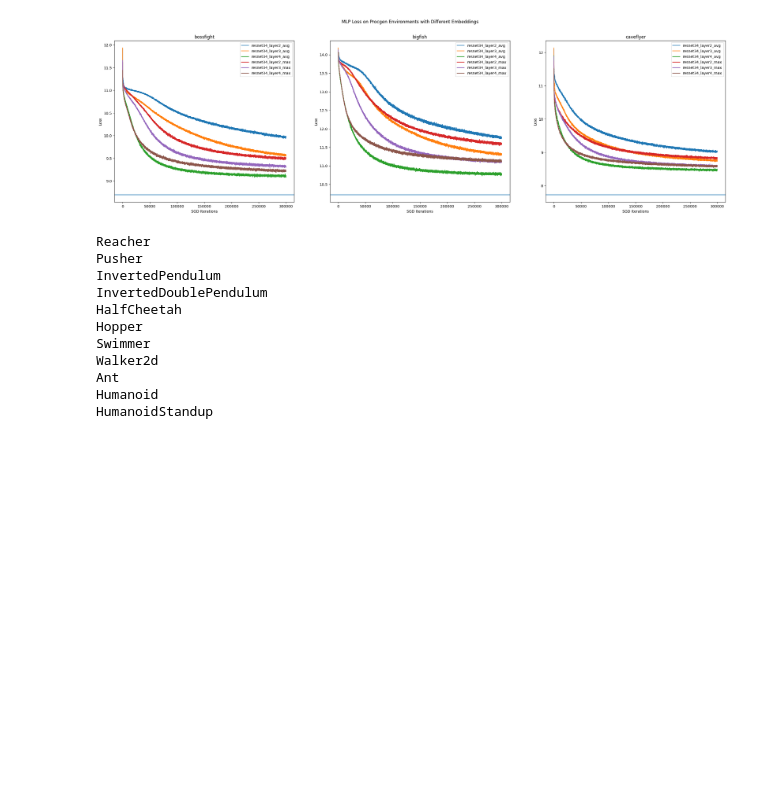
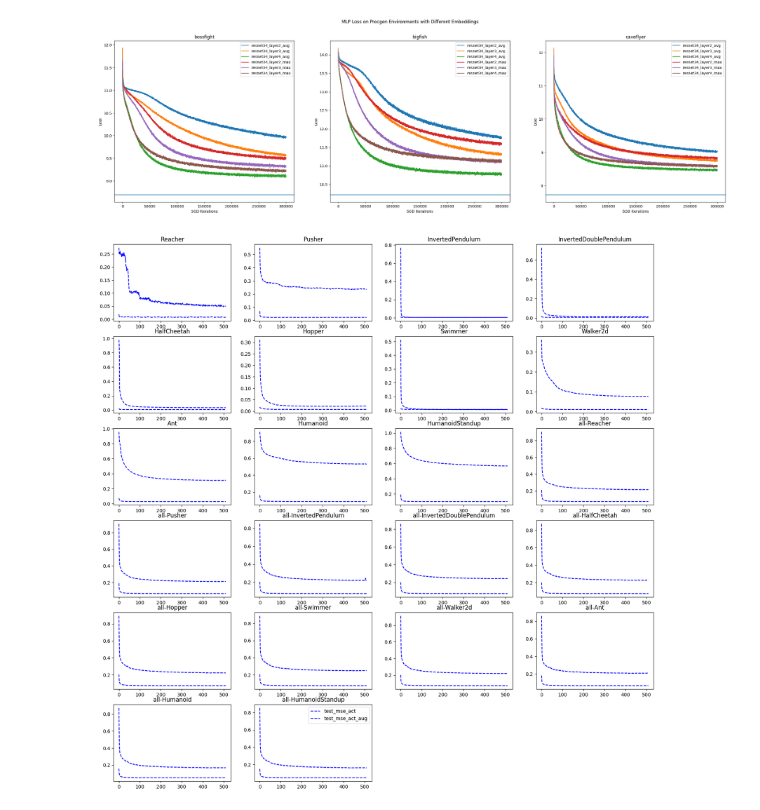
Before and after one commit to akarshkumar0101/synthetic-mdps, a Jupyter notebook: src/viz_data.ipynb, the cells around one changed output. Saved outputs shown, nothing was run; the diff lists cells and outputs as text; code cells hidden in the pictures; blank space fills up the shorter version.

```diff
--- a/src/viz_data.ipynb
+++ b/src/viz_data.ipynb
@@ -128,23 +133,39 @@ plt.show()
 from compile_experiment import envs_mujoco
 import jax
 import numpy as np
-# %%
-for env_id in envs_mujoco:
-    print(env_id)
-    with open(f"/data/vision/phillipi/akumar01/synthetic-mdps-data/datasets/mujoco/{env_id}/dataset.pkl", "rb") as f:
-        dataset = pickle.load(f)
-    dataset = jax.tree_map(lambda x: x.astype(np.float32), dataset)
-    with open(f"/data/vision/phillipi/akumar01/synthetic-mdps-data/datasets/mujoco/{env_id}/dataset.pkl", "wb") as f:
-        pickle.dump(dataset, f)
-# %% [output]
-Reacher
-Pusher
-InvertedPendulum
-InvertedDoublePendulum
-HalfCheetah
-Hopper
-Swimmer
-Walker2d
-Ant
-Humanoid
-HumanoidStandup
+# %%
+plt.figure(figsize=(20, 20))
+envs_mujoco_gato = [f"all-{env_id}" for env_id in envs_mujoco]
+for i, env_id in enumerate(tqdm(envs_mujoco + envs_mujoco_gato)):
+    plt.subplot(6, 4, i+1)
+
+    data_type = ('obs', 'train')
+
+    # ctx_reduction = lambda x: x.mean(axis=-1)
+    ctx_reduction = lambda x: x[-2000:].mean(axis=0)
+
+    metrics = load_pkl(f"{data_dir}/train_bc/{env_id}", f"metrics_{data_type[1]}")
+    a = ctx_reduction(metrics[f'mse_{data_type[0]}'])
+
+    plt.plot(ctx_reduction(metrics_test['mse_act']), c='b', alpha=1, linestyle='dashed', label="test_mse_act")
+
+    # plt.plot(ctx_reduction(metrics_train['mse_act']), c='b', alpha=.2, linestyle='dashed', label="train_mse_act")
+    plt.plot(ctx_reduction(metrics_test['mse_act']), c='b', alpha=1, linestyle='dashed', label="test_mse_act")
+    # plt.plot(ctx_reduction(metrics_train['mse_obs']), c='g', alpha=.2, linestyle='-', label="train_mse_obs")
+    # plt.plot(ctx_reduction(metrics_test['mse_obs']), c='g', alpha=1, linestyle='-', label="test_mse_obs")
+
+    metrics_train = load_pkl(f"{data_dir}/train_bc_aug/{env_id}", "metrics_train")
+    metrics_test = load_pkl(f"{data_dir}/train_bc_aug/{env_id}", "metrics_test")
+
+    # plt.plot(ctx_reduction(metrics_train['mse_act']), c='b', alpha=.2, linestyle='dashed', label="train_mse_act_aug")
+    plt.plot(ctx_reduction(metrics_test['mse_act']), c='b', alpha=1, linestyle='dashed', label="test_mse_act_aug")
+    # plt.plot(ctx_reduction(metrics_train['mse_obs']), c='g', alpha=.2, linestyle='-', label="train_mse_obs_aug")
+    # plt.plot(ctx_reduction(metrics_test['mse_obs']), c='g', alpha=1, linestyle='-', label="test_mse_obs_aug")
+
+    # plt.yscale('log')
+    plt.title(env_id)
+
+plt.legend()
+plt.show()
+# %% [output]
+[figure, added]
```
Also changed, not shown: parts of 11 cells of this notebook, 1 other file.
